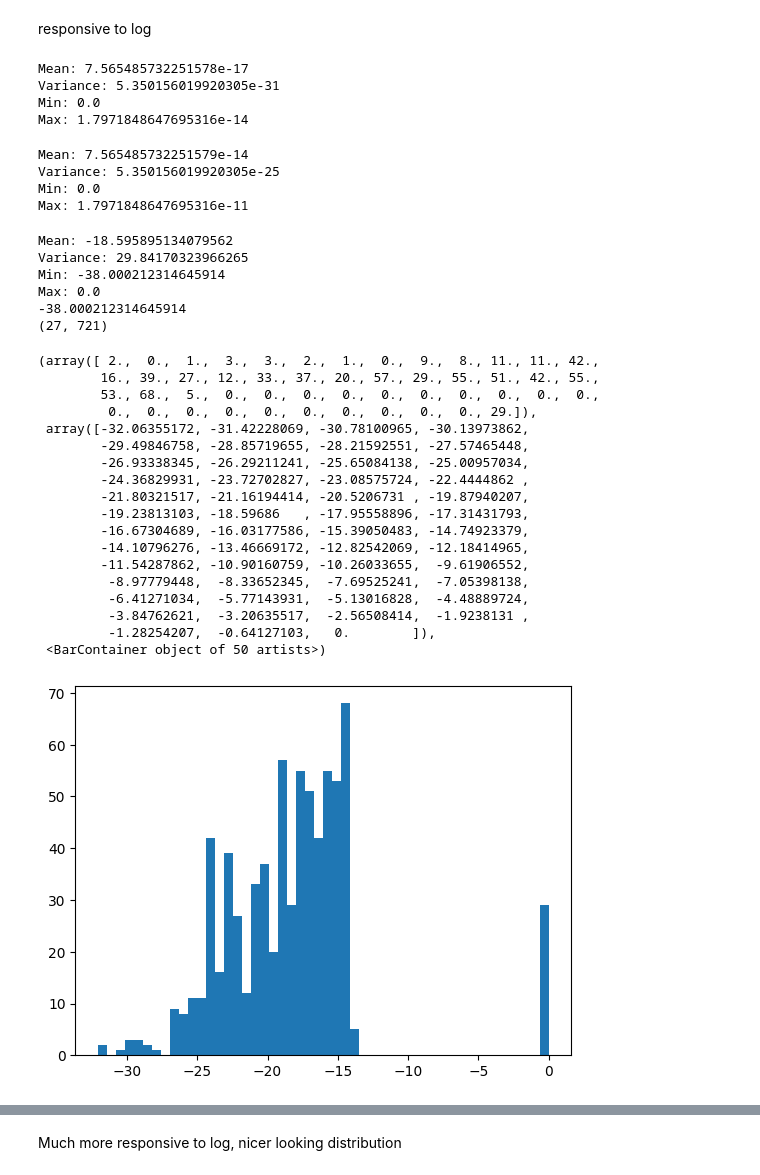
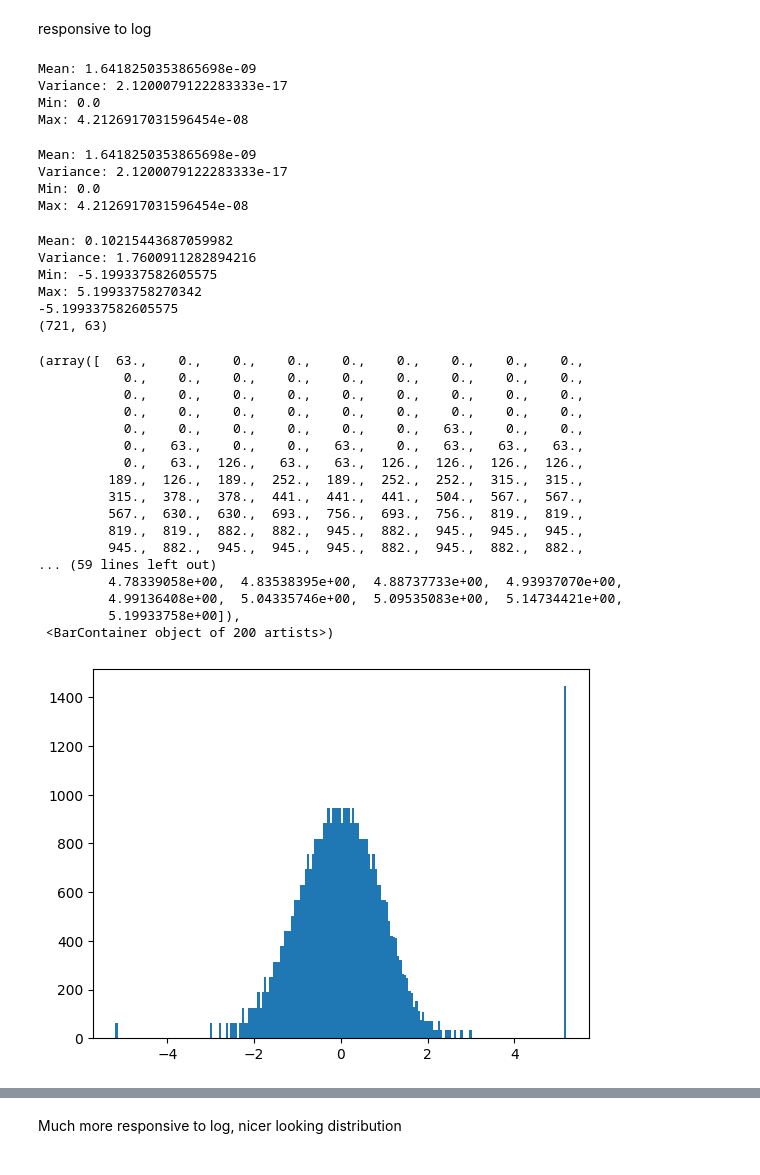
Before and after one commit to GabeTsai/Machine-Learning-Cloud-Microphysics, a Jupyter notebook: DataWork/NCDataExploration.ipynb, the cells around one changed output, grey strips where cells are left out. Drawn from its saved outputs; the diff is of its cells as text; code cells hidden in the pictures.

```diff
--- a/DataWork/NCDataExploration.ipynb
+++ b/DataWork/NCDataExploration.ipynb
@@ -7,4 +7,4 @@ import numpy.ma as ma
 import matplotlib.pyplot as plt
 import torch
 # %%
-file = '/Users/HP/Documents/GitHub/Machine-Learning-Cloud-Microphysics/Data/NetCDFFiles/ena25jan2023.nc'
+file = '/Users/HP/Documents/GitHub/Machine-Learning-Cloud-Microphysics/Data/NetCDFFiles/ena19jan2023.nc'
@@ -386,18 +256,18 @@ responsive to log
 # %%
 data_profile(auto_cldmsink_b_cloud.values)
 # %% [output]
-Mean: 7.565485732251578e-17
-Variance: 5.350156019920305e-31
+Mean: 1.6418250353865698e-09
+Variance: 2.1200079122283333e-17
 Min: 0.0
-Max: 1.7971848647695316e-14
+Max: 4.2126917031596454e-08
 # %%
-auto_cldmsink_b_cloud_scale = 1000 * auto_cldmsink_b_cloud
+auto_cldmsink_b_cloud_scale = auto_cldmsink_b_cloud
 data_profile(auto_cldmsink_b_cloud_scale.values)
 # %% [output]
-Mean: 7.565485732251579e-14
-Variance: 5.350156019920305e-25
+Mean: 1.6418250353865698e-09
+Variance: 2.1200079122283333e-17
 Min: 0.0
-Max: 1.7971848647695316e-11
+Max: 4.2126917031596454e-08
 # %%
 def standardize(data):
     return (data - np.mean(data)) / np.std(data)
@@ -405,12 +275,16 @@ def standardize(data):
 def prepare_dataset(dataset, log):
     dataset_copy = dataset.values
     if log:
-        dataset_copy = np.log10(dataset_copy, out = np.zeros_like(dataset_copy, dtype=np.float64), where = (dataset_copy > 0))
-        # dataset_copy = np.log1p(dataset_copy)
-    #     # dataset_copy = np.nan_to_num(dataset_copy, nan = 0)
+        dataset_copy = np.log(dataset_copy, out = np.zeros_like(dataset_copy, dtype=np.float64), where = (dataset_copy > 0))
+    #     # dataset_copy = np.log1p(dataset_copy)
+    # #     # dataset_copy = np.nan_to_num(dataset_copy, nan = 0)
     data = extract_data(dataset_copy, index_list)
-    # data = min_max_normalize(data)
     # data = standardize(data)
+    # quantile_transformer = QuantileTransformer(output_distribution='normal')
+
+    robust_scaler = RobustScaler()
+    data = robust_scaler.fit_transform(data)
+    # data = quantile_transformer.fit_transform(data.transpose())
     return data
 # %%
 auto_cldmsink_b_cloud_norm = prepare_dataset(auto_cldmsink_b_cloud, True)
@@ -418,9 +292,9 @@ data_profile(auto_cldmsink_b_cloud_norm)
 print(np.min(auto_cldmsink_b_cloud_norm))
 print(auto_cldmsink_b_cloud_norm.shape)
 # %% [output]
-Mean: -18.595895134079562
-Variance: 29.84170323966265
-Min: -38.000212314645914
-Max: 0.0
--38.000212314645914
-(27, 721)
+Mean: 0.10215443687059982
+Variance: 1.7600911282894216
+Min: -5.199337582605575
+Max: 5.19933758270342
+-5.199337582605575
+(721, 63)
@@ -427,25 +303,24 @@ Max: 0.0
 # %%
-plt.hist(auto_cldmsink_b_cloud_norm[10, :].flatten(), bins = 50)
+plt.hist(auto_cldmsink_b_cloud_norm.flatten(), bins = 200)
 # %% [output]
-(array([ 2.,  0.,  1.,  3.,  3.,  2.,  1.,  0.,  9.,  8., 11., 11., 42.,
-        16., 39., 27., 12., 33., 37., 20., 57., 29., 55., 51., 42., 55.,
-        53., 68.,  5.,  0.,  0.,  0.,  0.,  0.,  0.,  0.,  0.,  0.,  0.,
-         0.,  0.,  0.,  0.,  0.,  0.,  0.,  0.,  0.,  0., 29.]),
- array([-32.06355172, -31.42228069, -30.78100965, -30.13973862,
-        -29.49846758, -28.85719655, -28.21592551, -27.57465448,
-        -26.93338345, -26.29211241, -25.65084138, -25.00957034,
-        -24.36829931, -23.72702827, -23.08575724, -22.4444862 ,
-        -21.80321517, -21.16194414, -20.5206731 , -19.87940207,
-        -19.23813103, -18.59686   , -17.95558896, -17.31431793,
-        -16.67304689, -16.03177586, -15.39050483, -14.74923379,
-        -14.10796276, -13.46669172, -12.82542069, -12.18414965,
-        -11.54287862, -10.90160759, -10.26033655,  -9.61906552,
-         -8.97779448,  -8.33652345,  -7.69525241,  -7.05398138,
-         -6.41271034,  -5.77143931,  -5.13016828,  -4.48889724,
-         -3.84762621,  -3.20635517,  -2.56508414,  -1.9238131 ,
-         -1.28254207,  -0.64127103,   0.        ]),
- <BarContainer object of 50 artists>)
+(array([  63.,    0.,    0.,    0.,    0.,    0.,    0.,    0.,    0.,
+           0.,    0.,    0.,    0.,    0.,    0.,    0.,    0.,    0.,
+           0.,    0.,    0.,    0.,    0.,    0.,    0.,    0.,    0.,
+           0.,    0.,    0.,    0.,    0.,    0.,    0.,    0.,    0.,
+           0.,    0.,    0.,    0.,    0.,    0.,   63.,    0.,    0.,
+           0.,   63.,    0.,    0.,   63.,    0.,   63.,   63.,   63.,
+           0.,   63.,  126.,   63.,   63.,  126.,  126.,  126.,  126.,
+         189.,  126.,  189.,  252.,  189.,  252.,  252.,  315.,  315.,
+         315.,  378.,  378.,  441.,  441.,  441.,  504.,  567.,  567.,
+         567.,  630.,  630.,  693.,  756.,  693.,  756.,  819.,  819.,
+         819.,  819.,  882.,  882.,  945.,  882.,  945.,  945.,  945.,
+         945.,  882.,  945.,  945.,  945.,  882.,  945.,  882.,  882.,
+... (59 lines left out)
+         4.78339058e+00,  4.83538395e+00,  4.88737733e+00,  4.93937070e+00,
+         4.99136408e+00,  5.04335746e+00,  5.09535083e+00,  5.14734421e+00,
+         5.19933758e+00]),
+ <BarContainer object of 200 artists>)
-[figure, old version]
+[figure, new version]
 # %%
 print(np.max(auto_cldmsink_b_cloud))
 # %% [output]
```
Also changed, not shown: parts of 27 cells of this notebook, 3 other files.
